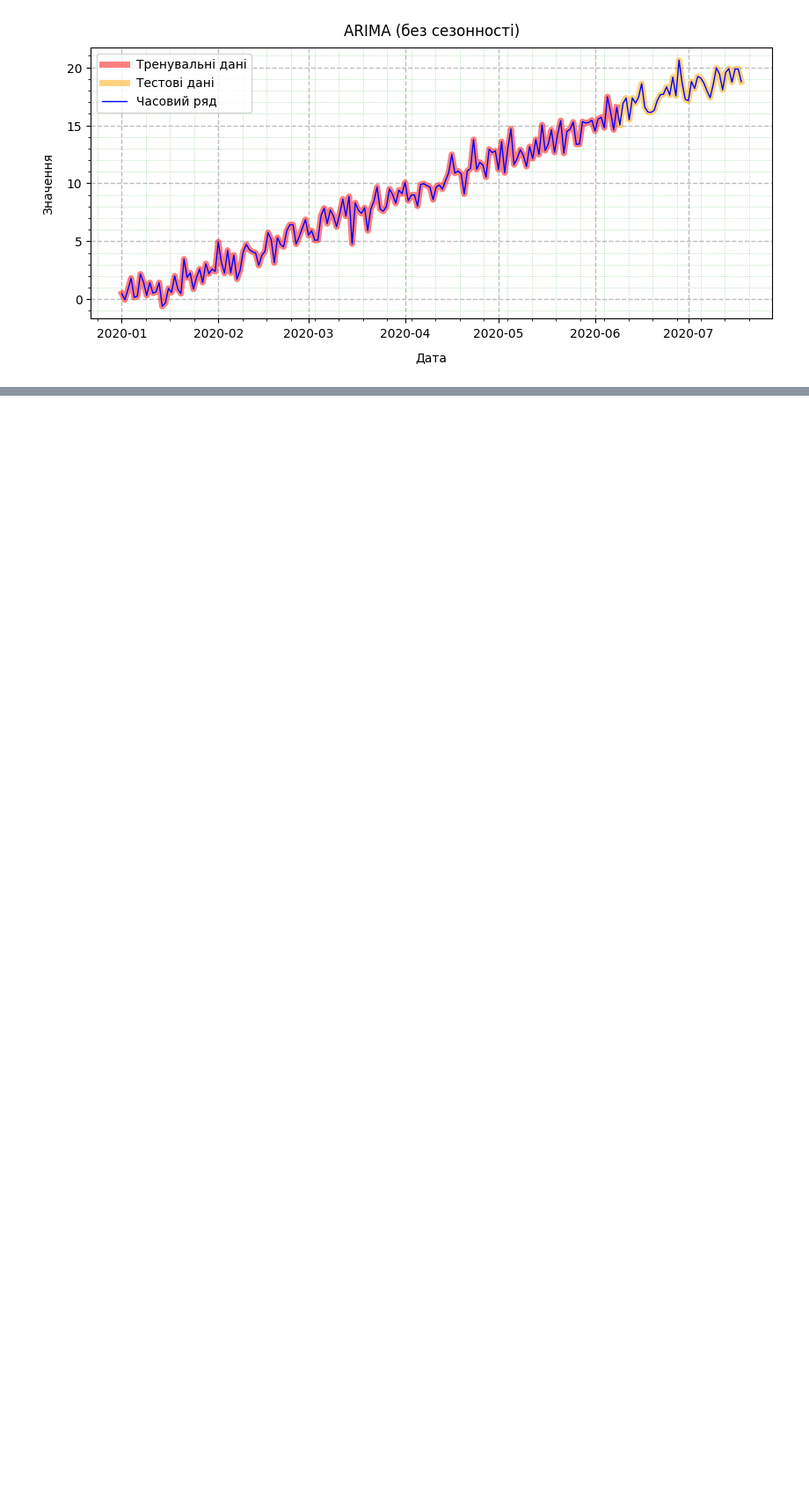
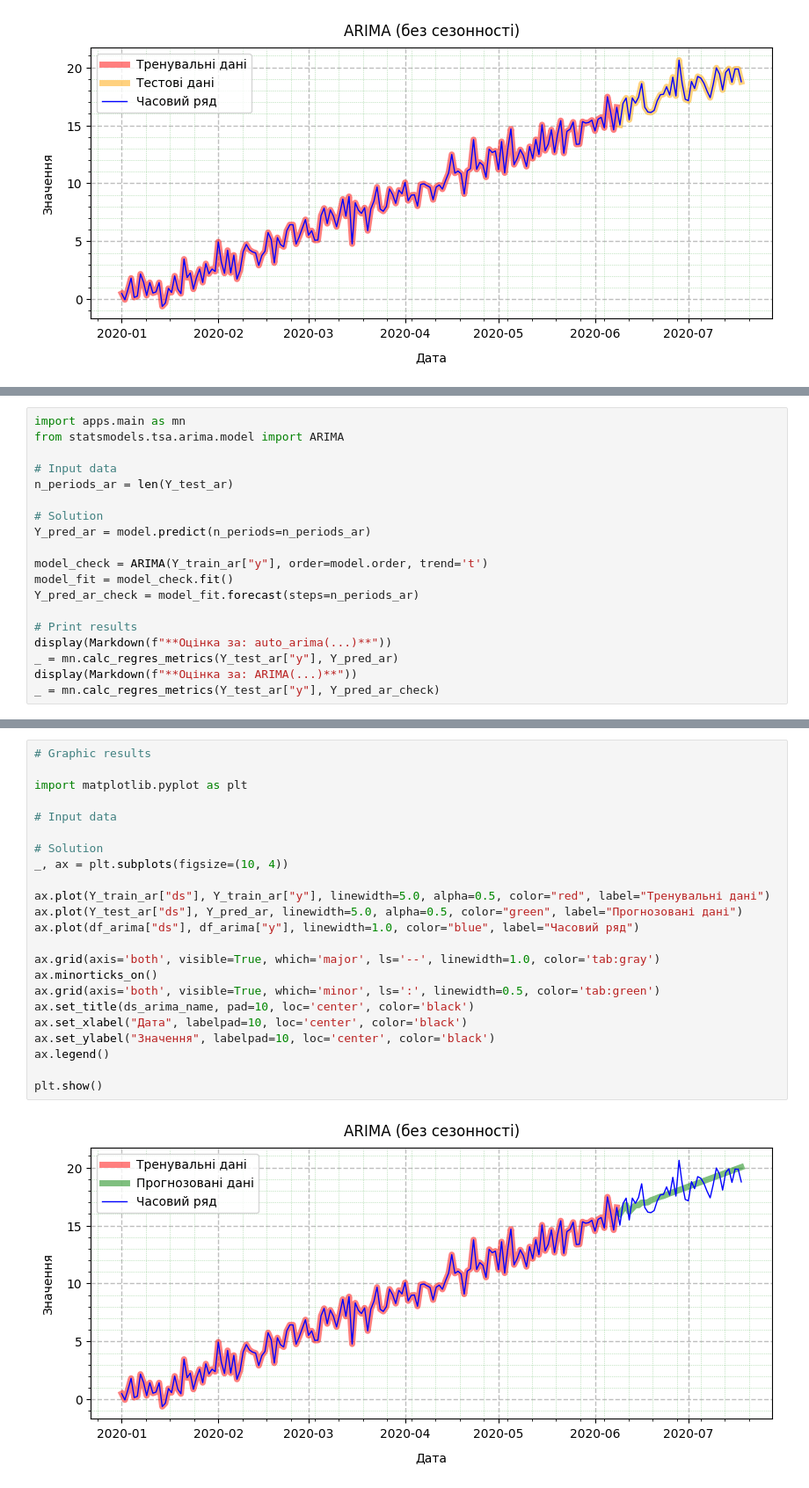
Before and after one commit to BogdanPinchuk/DataScience-PBY_HW16, a Jupyter notebook: Bohdan_Pinchuk_DS_HW16.ipynb, the cells around one changed output, grey strips where cells are left out. Shown at 88% size. Drawn from its saved outputs; the diff is of its cells as text; blank space fills up the shorter version.

```diff
--- a/Bohdan_Pinchuk_DS_HW16.ipynb
+++ b/Bohdan_Pinchuk_DS_HW16.ipynb
@@ -798,3 +798,22 @@ Covariance Type:                  opg
 
 Warnings:
 [1] Covariance matrix calculated using the outer product of gradients (complex-step).
+# %%
+import apps.main as mn
+from statsmodels.tsa.arima.model import ARIMA
+
+# Input data
+n_periods_ar = len(Y_test_ar)
+
+# Solution
+Y_pred_ar = model.predict(n_periods=n_periods_ar)
+
+model_check = ARIMA(Y_train_ar["y"], order=model.order, trend='t')
+model_fit = model_check.fit()
+Y_pred_ar_check = model_fit.forecast(steps=n_periods_ar)
+
+# Print results
+display(Markdown(f"**Оцінка за: auto_arima(...)**"))
+_ = mn.calc_regres_metrics(Y_test_ar["y"], Y_pred_ar)
+display(Markdown(f"**Оцінка за: ARIMA(...)**"))
+_ = mn.calc_regres_metrics(Y_test_ar["y"], Y_pred_ar_check)
@@ -800,0 +837,25 @@ Warnings:
+# %%
+# Graphic results
+
+import matplotlib.pyplot as plt
+
+# Input data
+
+# Solution
+_, ax = plt.subplots(figsize=(10, 4))
+
+ax.plot(Y_train_ar["ds"], Y_train_ar["y"], linewidth=5.0, alpha=0.5, color="red", label="Тренувальні дані")
+ax.plot(Y_test_ar["ds"], Y_pred_ar, linewidth=5.0, alpha=0.5, color="green", label="Прогнозовані дані")
+ax.plot(df_arima["ds"], df_arima["y"], linewidth=1.0, color="blue", label="Часовий ряд")
+
+ax.grid(axis='both', visible=True, which='major', ls='--', linewidth=1.0, color='tab:gray')
+ax.minorticks_on()
+ax.grid(axis='both', visible=True, which='minor', ls=':', linewidth=0.5, color='tab:green')
+ax.set_title(ds_arima_name, pad=10, loc='center', color='black')
+ax.set_xlabel("Дата", labelpad=10, loc='center', color='black')
+ax.set_ylabel("Значення", labelpad=10, loc='center', color='black')
+ax.legend()
+
+plt.show()
+# %% [output]
+[figure, added]
```
Also changed, not shown: parts of 3 cells of this notebook, 2 other files.
